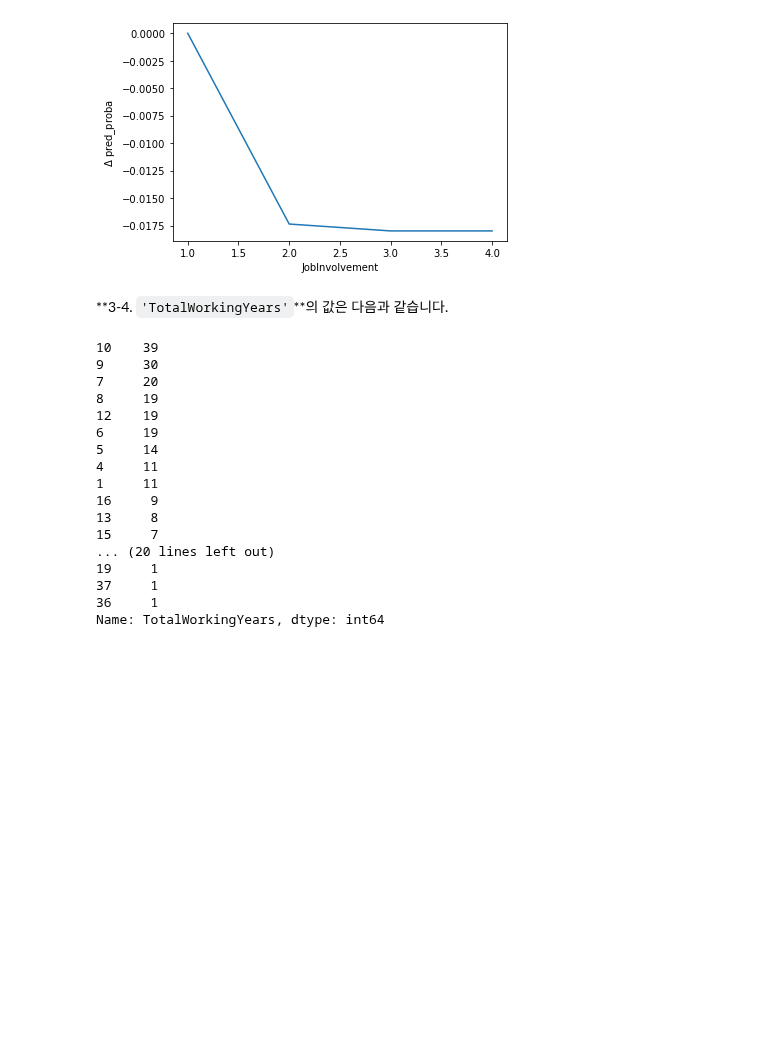
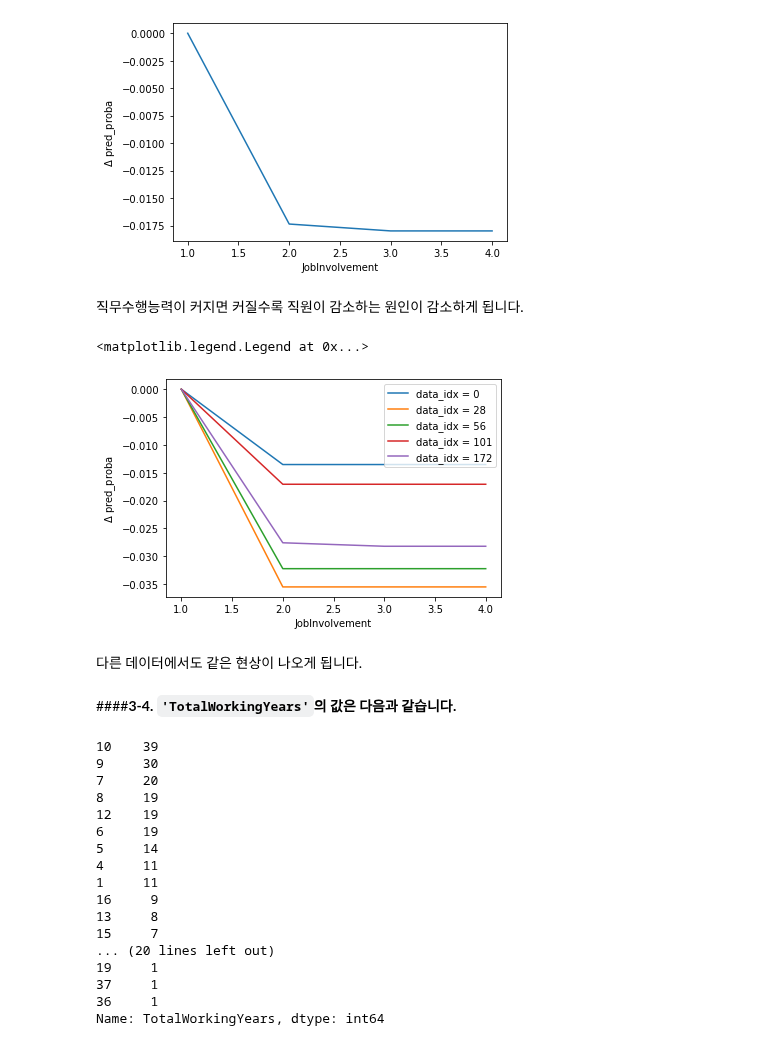
Before and after one commit to 00150/Practice-anything...., a Jupyter notebook: Untitled183_1_Practicing.ipynb, the cells around one changed output. Cells and saved outputs as stored; diff of their text form; code cells hidden in the pictures; blank space fills up the shorter version.

```diff
--- a/Untitled183_1_Practicing.ipynb
+++ b/Untitled183_1_Practicing.ipynb
@@ -434,6 +433,6 @@ plt.legend()
 # %%
-col_name ='JobInvolvement'
-X_val_encoded[col_name].value_counts() # 범주형 변수
+target_feature ='JobInvolvement'
+X_val_encoded[target_feature].value_counts() # 범주형 변수
 # %% [output]
 3    177
 2     71
@@ -450,6 +449,24 @@ plt.ylabel("$\Delta$ pred_proba")
 # %% [output]
 Text(0, 0.5, '$\\Delta$ pred_proba')
 [figure]
+# %% [markdown]
+직무수행능력이 커지면 커질수록 직원이 감소하는 원인이 감소하게 됩니다.
+# %%
+for data_index in [0, 28, 56, 101, 172]:
+  plt.plot(
+      *get_ice_plot_data(X_train_encoded, data_index, target_feature),
+
+      # 살펴본 행이 몇행인지 표기합니다.
+      label = f'data_idx = {data_index}')
+
+plt.xlabel(target_feature)
+plt.ylabel('$\Delta$ pred_proba')
+plt.legend()
+# %% [output]
+<matplotlib.legend.Legend at 0x...>
+[figure, added]
+# %% [markdown]
+다른 데이터에서도 같은 현상이 나오게 됩니다.
 # %% [markdown]
-**3-4. `'TotalWorkingYears'`**의 값은 다음과 같습니다.
+####**3-4. `'TotalWorkingYears'`의 값은 다음과 같습니다.**
 # %%
```
Also changed, not shown: parts of 16 cells of this notebook.
